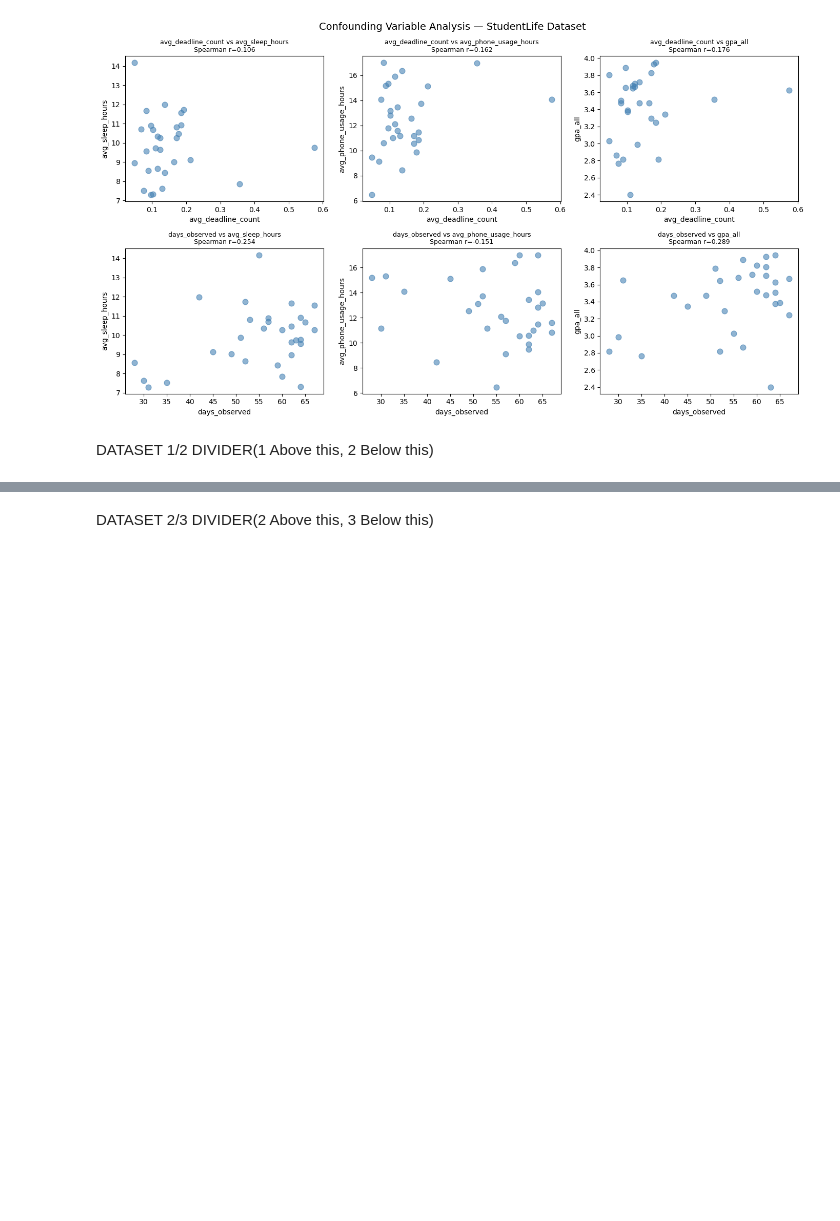
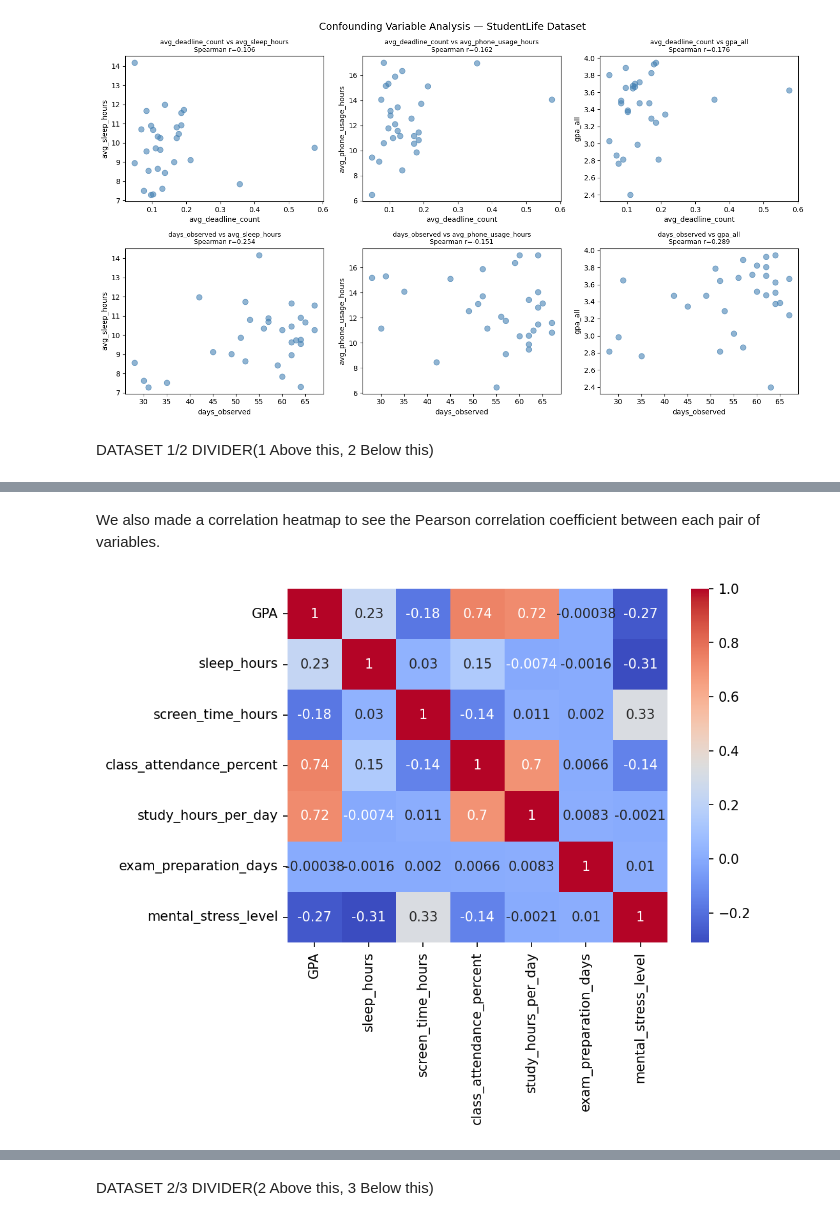
Before and after one commit to AnEpiphanyMaybe/sleep-screen-time-analysis, a Jupyter notebook: 03-FinalProject.ipynb, the cells around one changed output, grey strips where cells are left out. Cells and saved outputs as stored; diff of their text form; code cells hidden in the pictures; blank space fills up the shorter version.

```diff
--- a/03-FinalProject.ipynb
+++ b/03-FinalProject.ipynb
@@ -1046,0 +1070,6 @@ DATASET 1/2 DIVIDER(1 Above this, 2 Below this)
+# %% [markdown]
+We also made a correlation heatmap to see the Pearson correlation coefficient between each pair of variables.
+# %%
+display(Image('results/data2_heatmap.png'))
+# %% [output]
+[figure, added]
```
Also changed, not shown: parts of 15 cells of this notebook, 10 other files.
